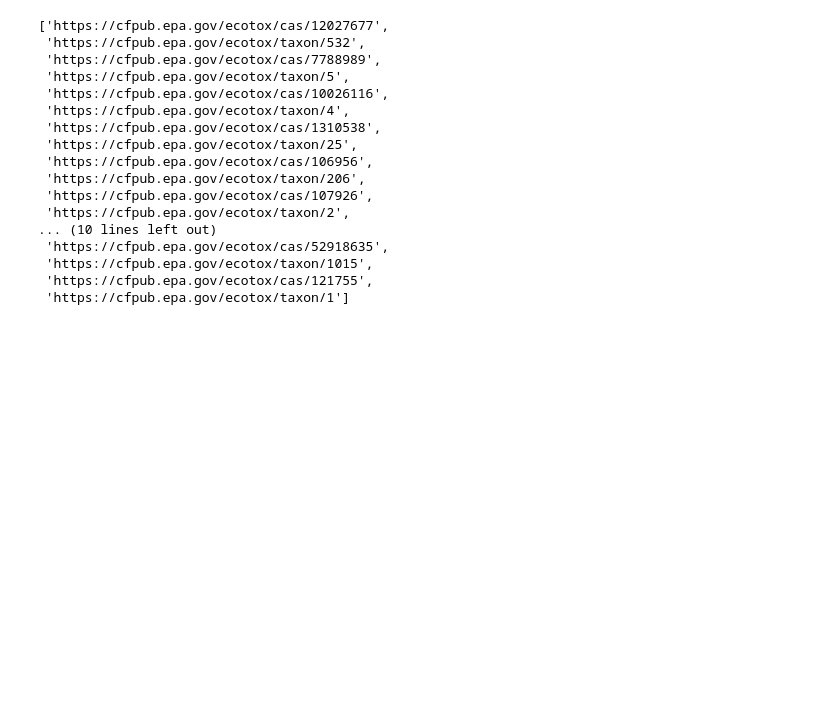
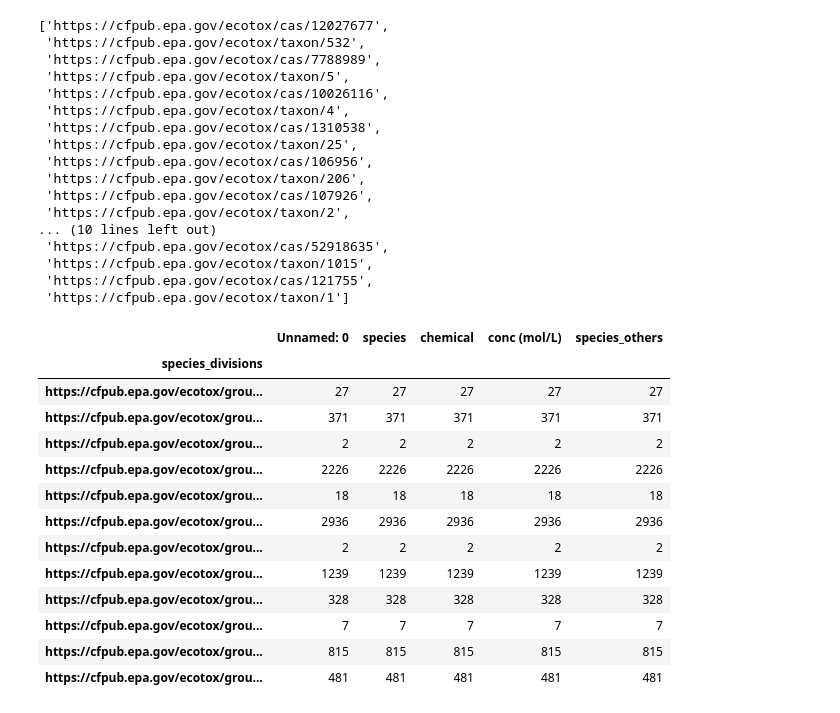
Before and after one commit to NIVA-Knowledge-Graph/kge_ecotox_regression, a Jupyter notebook: eda.ipynb, the cells around one changed output. Cells and saved outputs as stored; diff of their text form; code cells hidden in the pictures; blank space fills up the shorter version.

```diff
--- a/eda.ipynb
+++ b/eda.ipynb
@@ -109,0 +93,41 @@ nx.algorithms.dag.dag_longest_path(G)
+# %%
+#TODO add chemical and tax group exploration.
+
+other = ['https://cfpub.epa.gov/ecotox/group/StandardTestSpecies',
+        'https://cfpub.epa.gov/ecotox/group/U.S.Exotic/NuisanceSpecies',
+        'https://cfpub.epa.gov/ecotox/group/U.S.ThreatenedandEndangeredSpecies']
+
+divs = []
+others = []
+for s in data.species:
+    uri = URIRef(s)
+    div = sorted(list(map(str,tax.objects(subject=uri,predicate=URIRef('https://cfpub.epa.gov/ecotox/ecotoxGroup')))))
+    idx = [div.index(o) for o in other if o in div]
+
+    ot = ','.join(div[i] for i in idx)
+    if ot == ',': ot = None
+
+    div = [div[i] for i in range(len(div)) if i not in idx][0]
+
+    others.append(ot)
+    divs.append(div)
+
+data['species_divisions'] = divs
+data['species_others'] = others
+# %%
+data.groupby('species_divisions').count()
+# %% [output]
+|  | Unnamed: 0 | species | chemical | conc (mol/L) | species_others |
+| species_divisions |  |  |  |  |  |
+| https://cfpub.epa.gov/ecotox/grou... | 27 | 27 | 27 | 27 | 27 |
+| https://cfpub.epa.gov/ecotox/grou... | 371 | 371 | 371 | 371 | 371 |
+| https://cfpub.epa.gov/ecotox/grou... | 2 | 2 | 2 | 2 | 2 |
+| https://cfpub.epa.gov/ecotox/grou... | 2226 | 2226 | 2226 | 2226 | 2226 |
+| https://cfpub.epa.gov/ecotox/grou... | 18 | 18 | 18 | 18 | 18 |
+| https://cfpub.epa.gov/ecotox/grou... | 2936 | 2936 | 2936 | 2936 | 2936 |
+| https://cfpub.epa.gov/ecotox/grou... | 2 | 2 | 2 | 2 | 2 |
+| https://cfpub.epa.gov/ecotox/grou... | 1239 | 1239 | 1239 | 1239 | 1239 |
+| https://cfpub.epa.gov/ecotox/grou... | 328 | 328 | 328 | 328 | 328 |
+| https://cfpub.epa.gov/ecotox/grou... | 7 | 7 | 7 | 7 | 7 |
+| https://cfpub.epa.gov/ecotox/grou... | 815 | 815 | 815 | 815 | 815 |
+| https://cfpub.epa.gov/ecotox/grou... | 481 | 481 | 481 | 481 | 481 |
```
Also changed, not shown: parts of 16 cells of this notebook.
